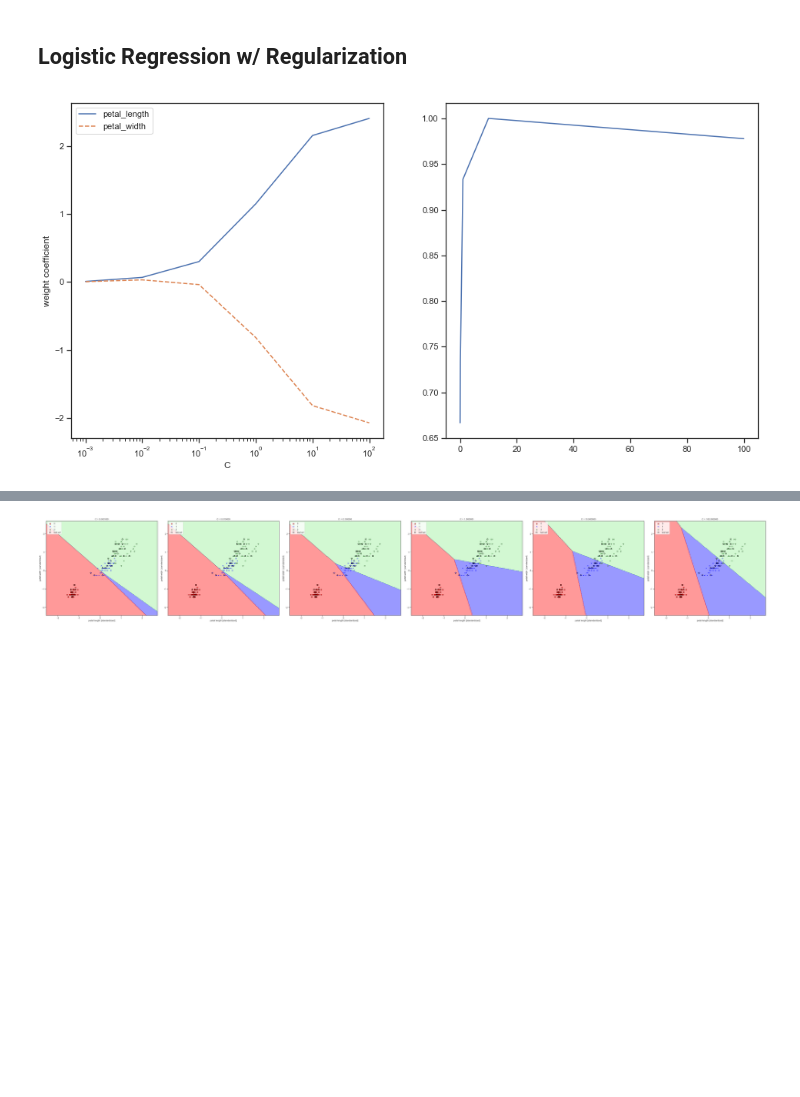
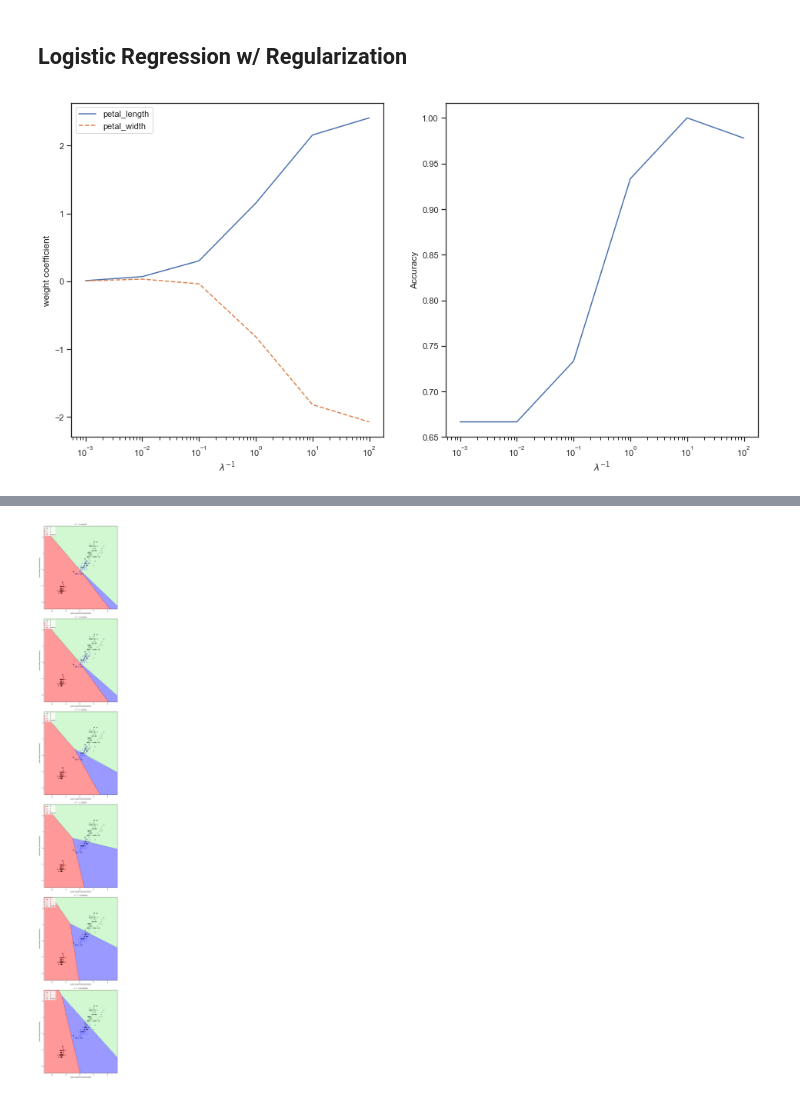
Before and after one commit to a-gilbert/AML_Nb, a Jupyter notebook: ML_Libs.ipynb, the cells around one changed output, grey strips where cells are left out. Drawn from its saved outputs; the diff is of its cells as text; code cells hidden in the pictures; blank space fills up the shorter version.

```diff
--- a/ML_Libs.ipynb
+++ b/ML_Libs.ipynb
@@ -306,48 +306,51 @@ plt.subplot(121)
 plt.plot(params, weights[:, 0], label='petal_length')
 plt.plot(params, weights[:, 1], label='petal_width', linestyle='--')
 plt.ylabel('weight coefficient')
-plt.xlabel('C')
+plt.xlabel(r'$\lambda^{-1}$')
 plt.legend(loc='upper left')
 plt.xscale('log')
 plt.subplot(122)
 plt.plot(params, accuracy)
+plt.xlabel(r'$\lambda^{-1}$')
+plt.ylabel('Accuracy')
+plt.xscale('log')
 plt.show()
 # %% [output]
-[figure, old version]
+[figure, new version]
 # %%
 # See different C  values
 
 plt.close('all')
 
-fig, axs = plt.subplots(1, 6, figsize=(54, 8))
+fig, axs = plt.subplots(6, 1, figsize=(8, 54))
 
 for i in range(6):
     plt.sca(axs[i])
     plot_decision_regions(X_combined_std, y_combined,
                       classifier=lrs[i], test_idx=range(105, 150))
     plt.xlabel('petal length [standardized]')
     plt.ylabel('petal width [standardized]')
     plt.legend(loc='upper left')
-    plt.title('C = %f' % params[i])
+    plt.title(r'$\lambda^{-1}$ = %f' % params[i])
     plt.tight_layout()
 plt.show()
 # %% [output]
 'c' argument looks like a single numeric RGB or RGBA sequence, which should be avoided as value-mapping will have precedence in case its length matches with 'x' & 'y'.  Please use a 2-D array with a s ...
 'c' argument looks like a single numeric RGB or RGBA sequence, which should be avoided as value-mapping will have precedence in case its length matches with 'x' & 'y'.  Please use a 2-D array with a s ...
 'c' argument looks like a single numeric RGB or RGBA sequence, which should be avoided as value-mapping will have precedence in case its length matches with 'x' & 'y'.  Please use a 2-D array with a s ...
 'c' argument looks like a single numeric RGB or RGBA sequence, which should be avoided as value-mapping will have precedence in case its length matches with 'x' & 'y'.  Please use a 2-D array with a s ...
 'c' argument looks like a single numeric RGB or RGBA sequence, which should be avoided as value-mapping will have precedence in case its length matches with 'x' & 'y'.  Please use a 2-D array with a s ...
 'c' argument looks like a single numeric RGB or RGBA sequence, which should be avoided as value-mapping will have precedence in case its length matches with 'x' & 'y'.  Please use a 2-D array with a s ...
 'c' argument looks like a single numeric RGB or RGBA sequence, which should be avoided as value-mapping will have precedence in case its length matches with 'x' & 'y'.  Please use a 2-D array with a s ...
 'c' argument looks like a single numeric RGB or RGBA sequence, which should be avoided as value-mapping will have precedence in case its length matches with 'x' & 'y'.  Please use a 2-D array with a s ...
 'c' argument looks like a single numeric RGB or RGBA sequence, which should be avoided as value-mapping will have precedence in case its length matches with 'x' & 'y'.  Please use a 2-D array with a s ...
 'c' argument looks like a single numeric RGB or RGBA sequence, which should be avoided as value-mapping will have precedence in case its length matches with 'x' & 'y'.  Please use a 2-D array with a s ...
 'c' argument looks like a single numeric RGB or RGBA sequence, which should be avoided as value-mapping will have precedence in case its length matches with 'x' & 'y'.  Please use a 2-D array with a s ...
 'c' argument looks like a single numeric RGB or RGBA sequence, which should be avoided as value-mapping will have precedence in case its length matches with 'x' & 'y'.  Please use a 2-D array with a s ...
 'c' argument looks like a single numeric RGB or RGBA sequence, which should be avoided as value-mapping will have precedence in case its length matches with 'x' & 'y'.  Please use a 2-D array with a s ...
 'c' argument looks like a single numeric RGB or RGBA sequence, which should be avoided as value-mapping will have precedence in case its length matches with 'x' & 'y'.  Please use a 2-D array with a s ...
 'c' argument looks like a single numeric RGB or RGBA sequence, which should be avoided as value-mapping will have precedence in case its length matches with 'x' & 'y'.  Please use a 2-D array with a s ...
 'c' argument looks like a single numeric RGB or RGBA sequence, which should be avoided as value-mapping will have precedence in case its length matches with 'x' & 'y'.  Please use a 2-D array with a s ...
 'c' argument looks like a single numeric RGB or RGBA sequence, which should be avoided as value-mapping will have precedence in case its length matches with 'x' & 'y'.  Please use a 2-D array with a s ...
 'c' argument looks like a single numeric RGB or RGBA sequence, which should be avoided as value-mapping will have precedence in case its length matches with 'x' & 'y'.  Please use a 2-D array with a s ...
-[figure, old version]
+[figure, new version]
```
